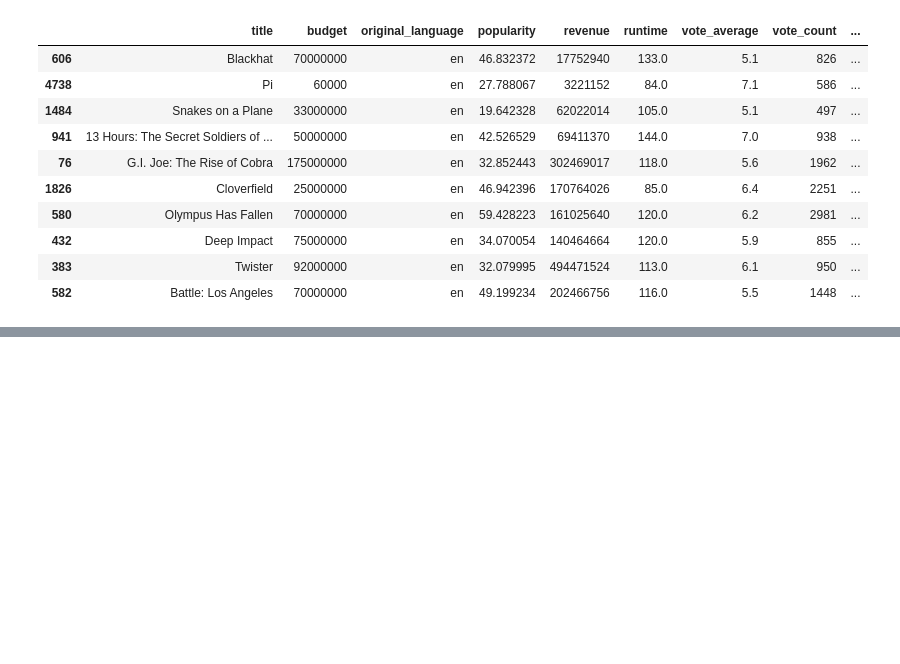
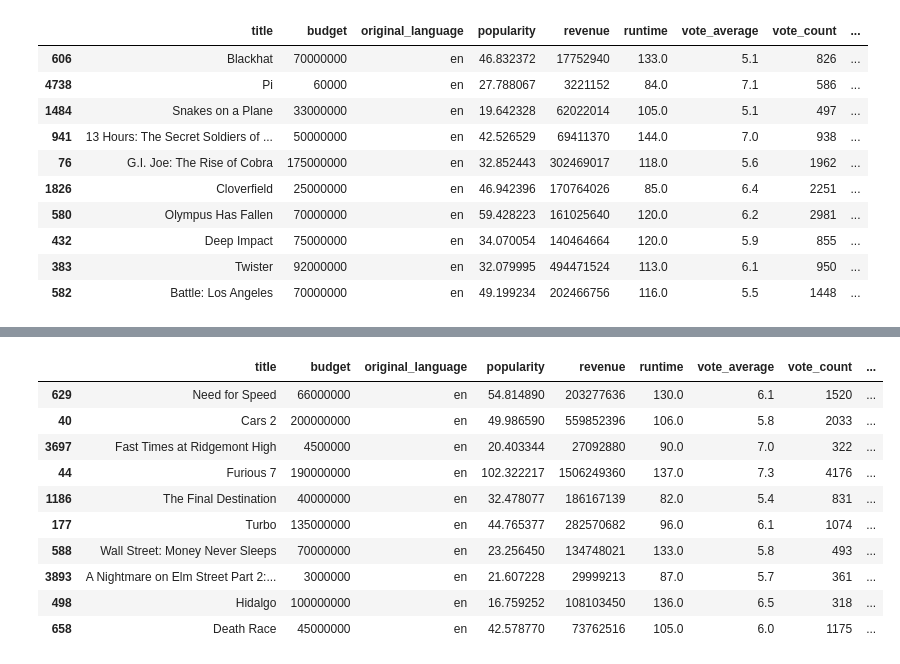
Before and after one commit to doruktopcu/MoviesRecommenderSystemProject, a Jupyter notebook: movie-recommender.ipynb, the cells around one changed output, grey strips where cells are left out. Cells and saved outputs as stored; diff of their text form; code cells hidden in the pictures; blank space fills up the shorter version.

```diff
--- a/movie-recommender.ipynb
+++ b/movie-recommender.ipynb
@@ -454,0 +545,14 @@ user_input_recommender(movies_clean, user_input="disaster, chaos, cyber attack",
+# %%
+user_input_recommender_keywords(movies_clean, user_input="Fast and furious cars street race").head(10)
+# %% [output]
+|  | title | budget | original_language | popularity | revenue | runtime | vote_average | vote_count | ... |
+| 629 | Need for Speed | 66000000 | en | 54.814890 | 203277636 | 130.0 | 6.1 | 1520 | ... |
+| 40 | Cars 2 | 200000000 | en | 49.986590 | 559852396 | 106.0 | 5.8 | 2033 | ... |
+| 3697 | Fast Times at Ridgemont High | 4500000 | en | 20.403344 | 27092880 | 90.0 | 7.0 | 322 | ... |
+| 44 | Furious 7 | 190000000 | en | 102.322217 | 1506249360 | 137.0 | 7.3 | 4176 | ... |
+| 1186 | The Final Destination | 40000000 | en | 32.478077 | 186167139 | 82.0 | 5.4 | 831 | ... |
+| 177 | Turbo | 135000000 | en | 44.765377 | 282570682 | 96.0 | 6.1 | 1074 | ... |
+| 588 | Wall Street: Money Never Sleeps | 70000000 | en | 23.256450 | 134748021 | 133.0 | 5.8 | 493 | ... |
+| 3893 | A Nightmare on Elm Street Part 2:... | 3000000 | en | 21.607228 | 29999213 | 87.0 | 5.7 | 361 | ... |
+| 498 | Hidalgo | 100000000 | en | 16.759252 | 108103450 | 136.0 | 6.5 | 318 | ... |
+| 658 | Death Race | 45000000 | en | 42.578770 | 73762516 | 105.0 | 6.0 | 1175 | ... |
```
Also changed, not shown: parts of 5 cells of this notebook.
